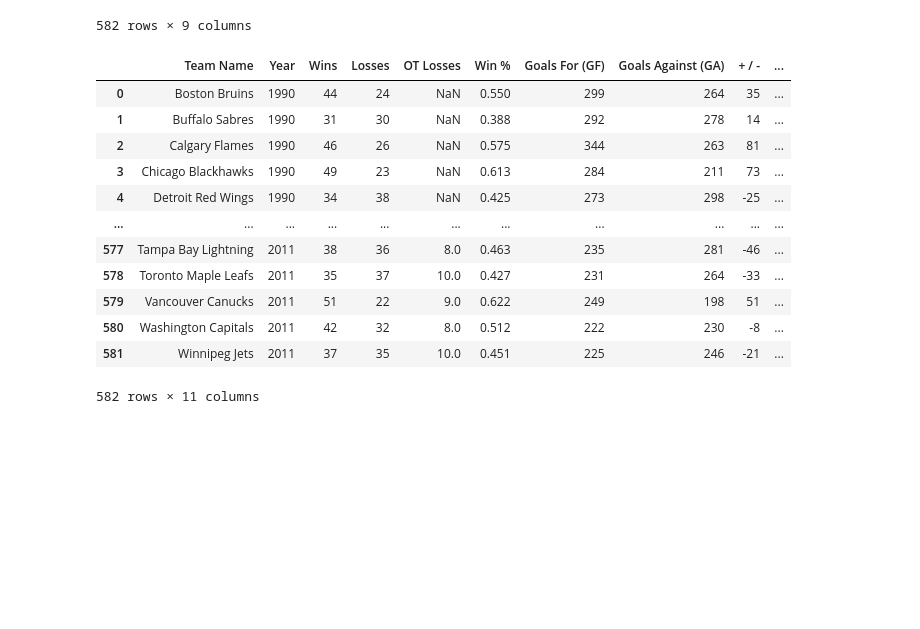
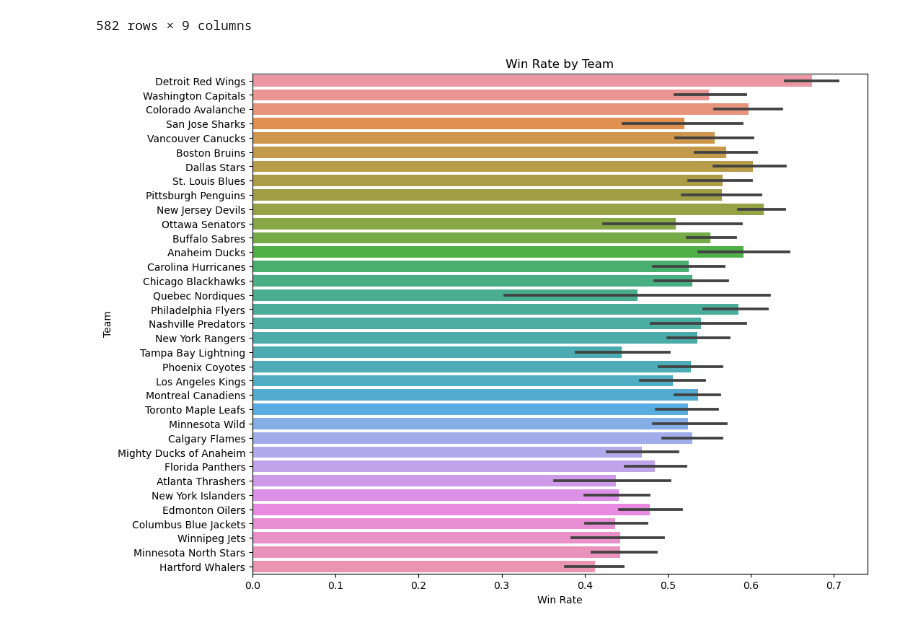
Before and after one commit to ni-lie/web-scraping-plus-eda, a Jupyter notebook: main.ipynb, the cells around one changed output. Drawn from its saved outputs; the diff is of its cells as text; code cells hidden in the pictures; blank space fills up the shorter version.

Commit message:
feat: add win rate by team

```diff
--- a/main.ipynb
+++ b/main.ipynb
@@ -264,19 +264,21 @@ df['Matches'] = df['Wins'] + df['Losses']
 # %%
 # add a new column 'win rate'
 df['Win Rate'] = df['Wins'] / df['Matches']
-# %%
-df
-# %% [output]
-|  | Team Name | Year | Wins | Losses | OT Losses | Win % | Goals For (GF) | Goals Against (GA) | + / - | ... |
-| 0 | Boston Bruins | 1990 | 44 | 24 | NaN | 0.550 | 299 | 264 | 35 | ... |
-| 1 | Buffalo Sabres | 1990 | 31 | 30 | NaN | 0.388 | 292 | 278 | 14 | ... |
-| 2 | Calgary Flames | 1990 | 46 | 26 | NaN | 0.575 | 344 | 263 | 81 | ... |
-| 3 | Chicago Blackhawks | 1990 | 49 | 23 | NaN | 0.613 | 284 | 211 | 73 | ... |
-| 4 | Detroit Red Wings | 1990 | 34 | 38 | NaN | 0.425 | 273 | 298 | -25 | ... |
-| ... | ... | ... | ... | ... | ... | ... | ... | ... | ... | ... |
-| 577 | Tampa Bay Lightning | 2011 | 38 | 36 | 8.0 | 0.463 | 235 | 281 | -46 | ... |
-| 578 | Toronto Maple Leafs | 2011 | 35 | 37 | 10.0 | 0.427 | 231 | 264 | -33 | ... |
-| 579 | Vancouver Canucks | 2011 | 51 | 22 | 9.0 | 0.622 | 249 | 198 | 51 | ... |
-| 580 | Washington Capitals | 2011 | 42 | 32 | 8.0 | 0.512 | 222 | 230 | -8 | ... |
-| 581 | Winnipeg Jets | 2011 | 37 | 35 | 10.0 | 0.451 | 225 | 246 | -21 | ... |
-582 rows × 11 columns
+# %%
+df.sort_values(by='Win Rate', ascending=False, inplace=True)
+# %%
+df.reset_index(inplace=True)
+# %%
+# Create a bar plot using seaborn
+plt.figure(figsize=(11,9))
+sns.barplot(x='Win Rate', y='Team Name', data=df, orient='h')
+
+# Set plot labels and title
+plt.xlabel('Win Rate')
+plt.ylabel('Team')
+plt.title('Win Rate by Team')
+
+# Show the plot
+plt.show()
+# %% [output]
+[figure, added]
```
